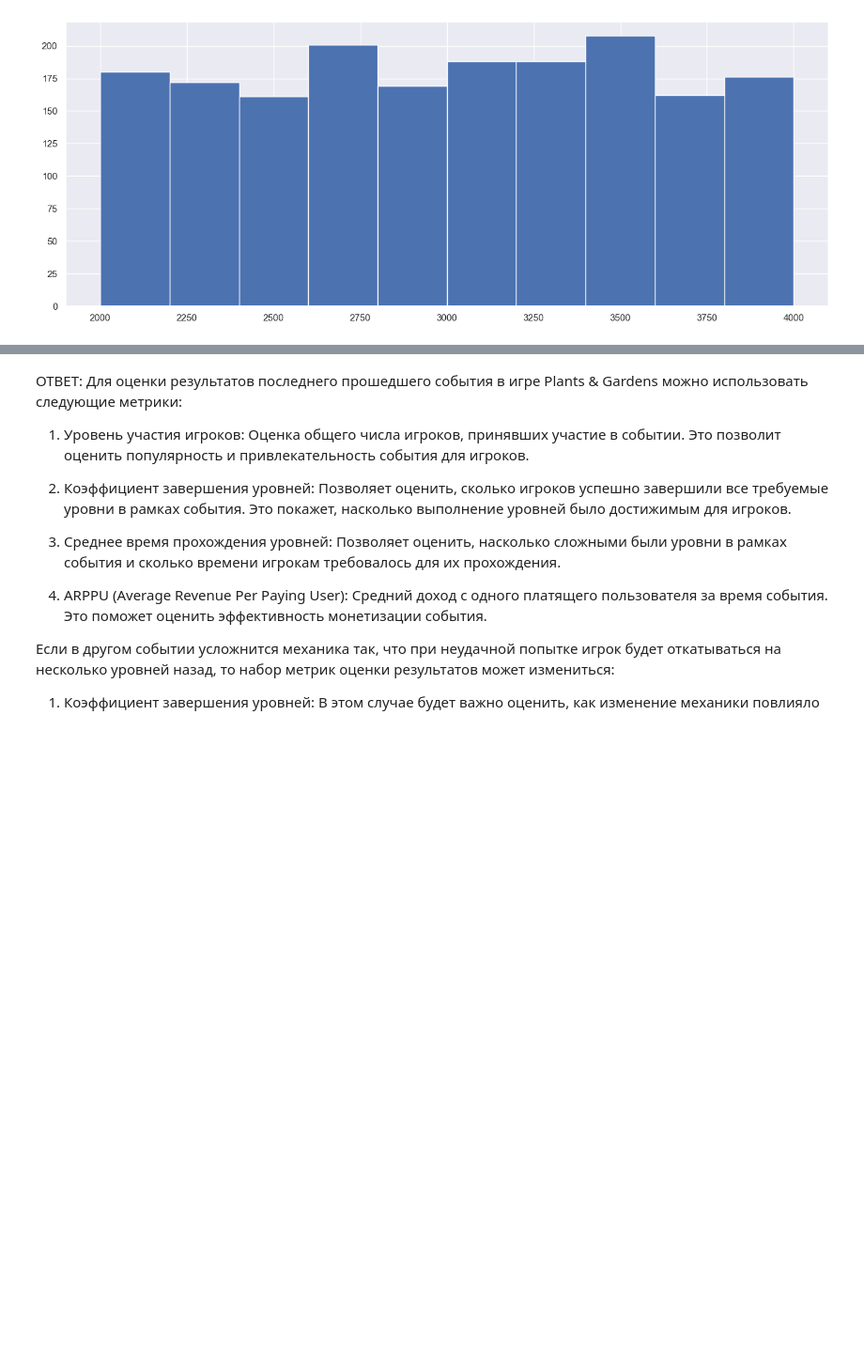
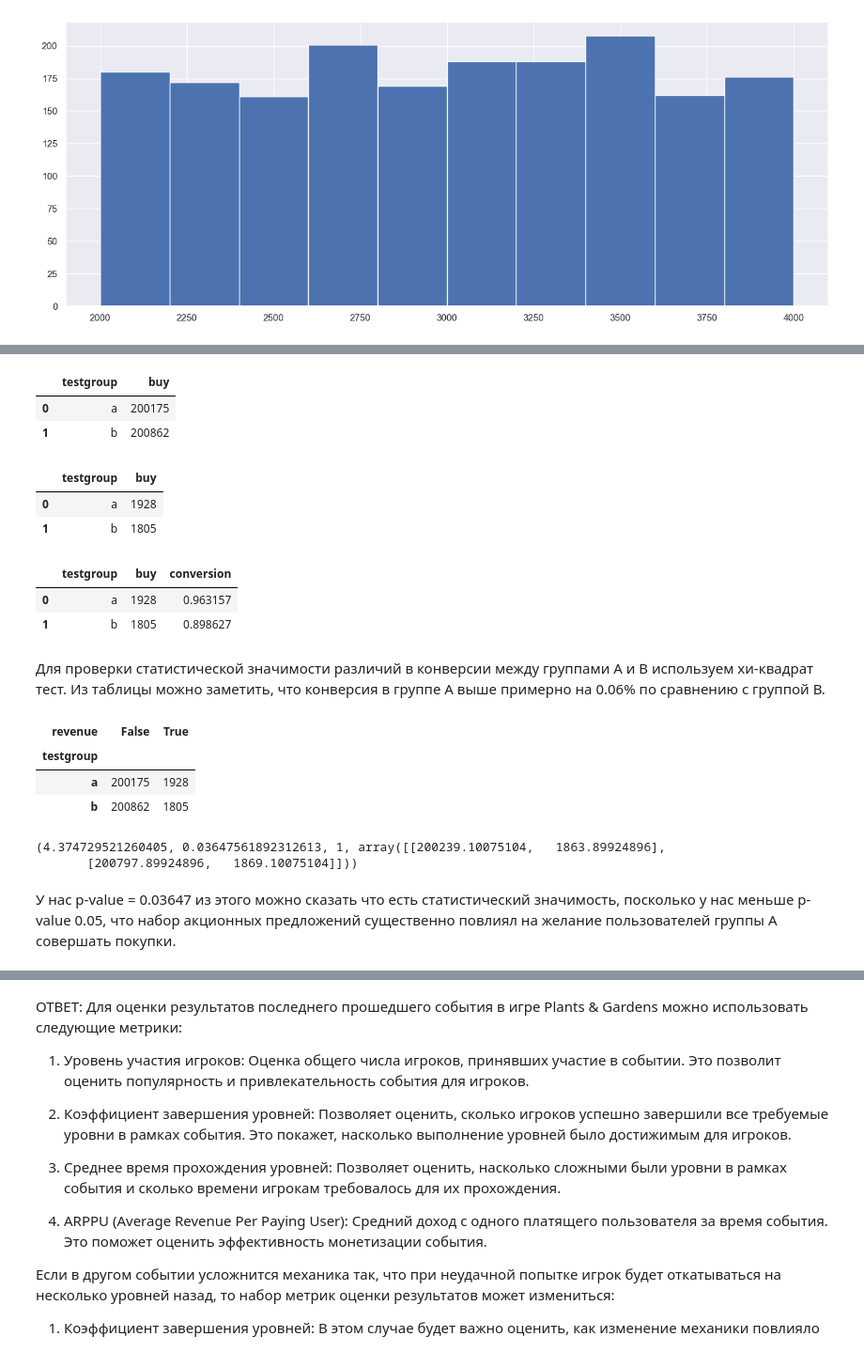
Before and after one commit to Safar2003/project, a Jupyter notebook: project_final_course_pet.ipynb, the cells around one changed output, grey strips where cells are left out. Shown at 94% size. Saved outputs shown, nothing was run; the diff lists cells and outputs as text; code cells hidden in the pictures; blank space fills up the shorter version.

```diff
--- a/project_final_course_pet.ipynb
+++ b/project_final_course_pet.ipynb
@@ -571,3 +621,50 @@ conversion_rate_test = len(test_group[test_group['revenue'] > 0]) / len(test_gro
+# %%
+#рассчитываем соотношение в которых пользователи не сделали покупок
+count_no = df[df['buy'] == 'no'].groupby(['testgroup'], as_index=False).agg({'buy': 'count'})
+count_no
+# %% [output]
+|  | testgroup | buy |
+| 0 | a | 200175 |
+| 1 | b | 200862 |
+# %%
+#рассчитываем соотношение в которых пользователи сделали покупок
+count_yes = df[df['buy'] == 'yes'].groupby(['testgroup'], as_index=False).agg({'buy': 'count'})
+count_yes
+# %% [output]
+|  | testgroup | buy |
+| 0 | a | 1928 |
+| 1 | b | 1805 |
+# %%
+#конверсия по группам
+count_yes['conversion'] =(count_yes['buy'] / count_no['buy']) * 100
+count_yes
+# %% [output]
+|  | testgroup | buy | conversion |
+| 0 | a | 1928 | 0.963157 |
+| 1 | b | 1805 | 0.898627 |
+# %% [markdown]
+Для проверки статистической значимости различий в конверсии между группами А и В используем хи-квадрат тест.
+Из таблицы можно заметить, что конверсия в группе А выше примерно на 0.06% по сравнению с группой В.
+# %%
+# Проверим конверсию на статистическую значимость
+crosstab = pd.crosstab(df['testgroup'], df['revenue'] > 0)
+crosstab
+# %% [output]
+| revenue | False | True |
+| testgroup |  |  |
+| a | 200175 | 1928 |
+| b | 200862 | 1805 |
+# %%
+ # проверка на критерий Хи-квадрат
+from scipy.stats import chi2_contingency
+result = chi2_contingency(crosstab)
+print(result)
+# %% [output]
+(4.374729521260405, 0.03647561892312613, 1, array([[200239.10075104,   1863.89924896],
+       [200797.89924896,   1869.10075104]]))
+# %% [markdown]
+У нас p-value = 0.03647 из этого можно сказать что есть статистический значимость, посколько у нас меньше p-value 0.05,
+что набор акционных предложений существенно повлиял на желание пользователей группы А совершать покупки.
 # %%
 # Расчет ARPPU для каждой группы
 arppu_control = control_group[control_group['revenue'] > 0]['revenue'].mean()
```
Also changed, not shown: parts of 45 cells of this notebook.
